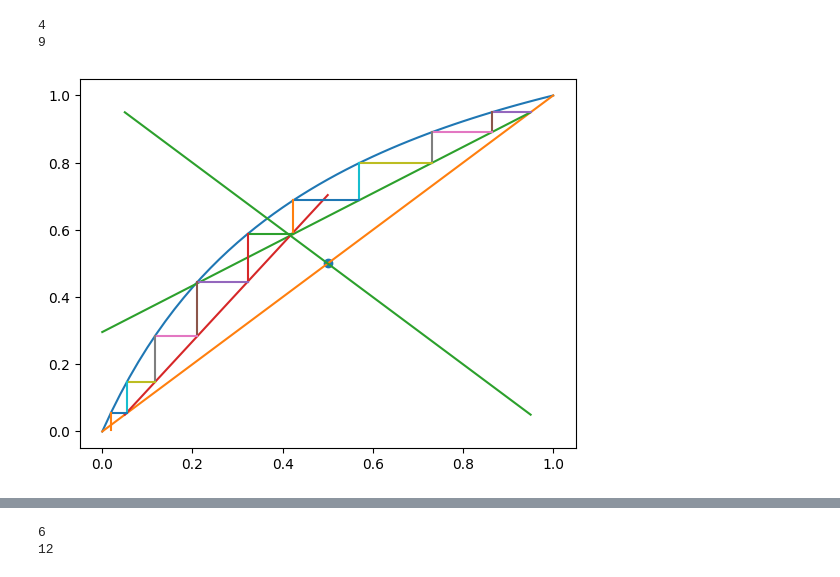
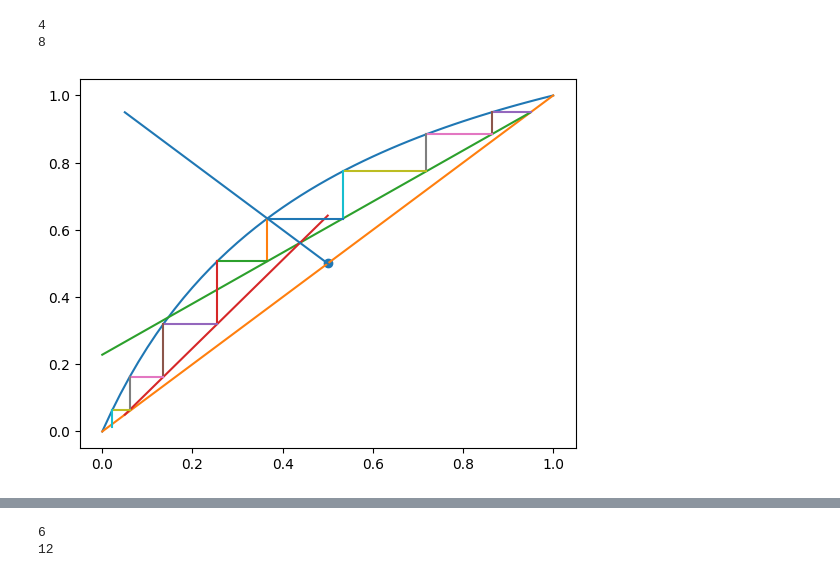
Before and after one commit to onahi001/CCL_Projects, a Jupyter notebook: Binary_distillation_updated.ipynb, the cells around one changed output, grey strips where cells are left out. Drawn from its saved outputs; the diff is of its cells as text; code cells hidden in the pictures.

```diff
--- a/Binary_distillation_updated.ipynb
+++ b/Binary_distillation_updated.ipynb
@@ -33,23 +67,23 @@ def strip (alpha, ym):
 # %%
 
-
 F = 100
-D = 50
-W = 50
 alpha = 3
 xd = 0.95
 xf = 0.5
 xw = 0.05
 q = 0.5
 n = 7
+D, W = stream(F, xf, xd, xw)
+R=9
+def mccabe_eqn_reflux (R):
 
-def mccabe_eqn (R):
     count = 0
     # calculating important variables of the rectifying and stripping equation
-    Ln = R*D
-    #Vn = Ln + D
-    Lm = Ln + (q*F)
-    Vm = Lm - W
+    Ln, Vn, Lm, Vm = stage_comp(F, q, R, D, W)
+
+    # intersect of two operating lines
+    intersect_x = (-(xd*Vm) - (W*xw*(R+1)))/((R*Vm) - ((R*Lm) + Lm))    # gotten from equating operating line
+    #intersect_x = ((xf * (R + 1)) + (xd *(q-1)))/(R+q)                 # gotten from equating q line and rect line
 
     # setting starting values
     yn = xd
@@ -58,7 +92,7 @@ def mccabe_eqn (R):
     # iterating over the number of stages
     #while count < n:
         # computing the number of stages for Rectifying Section
-    while xn > xf and count < n:
+    while xn > intersect_x and count < n:
 
         # Finding Equilibrium value of x
         xn = equil (alpha, yn)
@@ -75,13 +109,20 @@ def mccabe_eqn (R):
         xn = equil (alpha, yn)
 
         # the stripping Component Line Equation
-        yn = strip (alpha, yn)
+        yn = strip (W, Lm, Vm, xn, xw)
         count +=1
+
 
     return abs(yn - xw)
 
 
-result = minimize(mccabe_eqn, 4, method='BFGS')
-test = result.x[0]
-test
+
+res = minimize_scalar(mccabe_eqn_reflux)
+res.x
+
+
+# Function to calculate minimum reflux ratio
+def min_reflux(alpha, xf, xd):
+    Rmin = ((1/(alpha-1)) * ((xd/xf) - ((alpha*(1-xd))/(1-xf))))
+    return Rmin
 # %% [output]
@@ -248,12 +338,12 @@ def x_y_plot (x_eq, y_eq, rect_points, strip_points, xn_points, yn_points, q_poi
 # %%
 #something wrong
 # need material ballace
 # answer is
-xn_points, yn_points, rect_points, strip_points, q_points, no_stage = mccabe_plot (alpha=3, xd=0.95, xw=0.05, xf=0.5, F=100, R=2.21, D=50, W=50, q=0.5)
+xn_points, yn_points, rect_points, strip_points, q_points, no_stage = mccabe_plot (alpha=3, xd=0.95, xw=0.05, xf=0.5, F=100, R=3.158, q=0.5)
 print(no_stage)
 x_eq, y_eq = equilibrium_data(alpha=3)
 x_y_plot(x_eq, y_eq, rect_points, strip_points, xn_points, yn_points, q_points, xf=0.5, q=0.5)
 # %% [output]
 4
-9
+8
-[figure, old version]
+[figure, new version]
```
Also changed, not shown: parts of 11 cells of this notebook, 37 other files.
